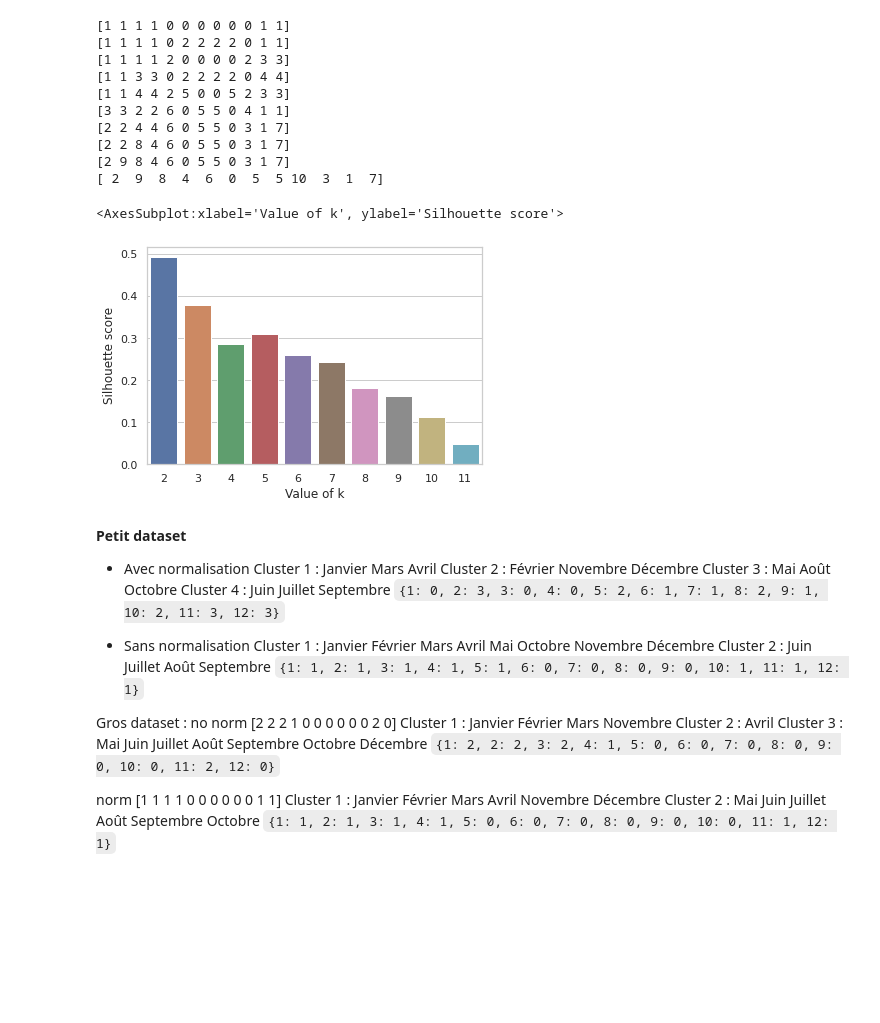
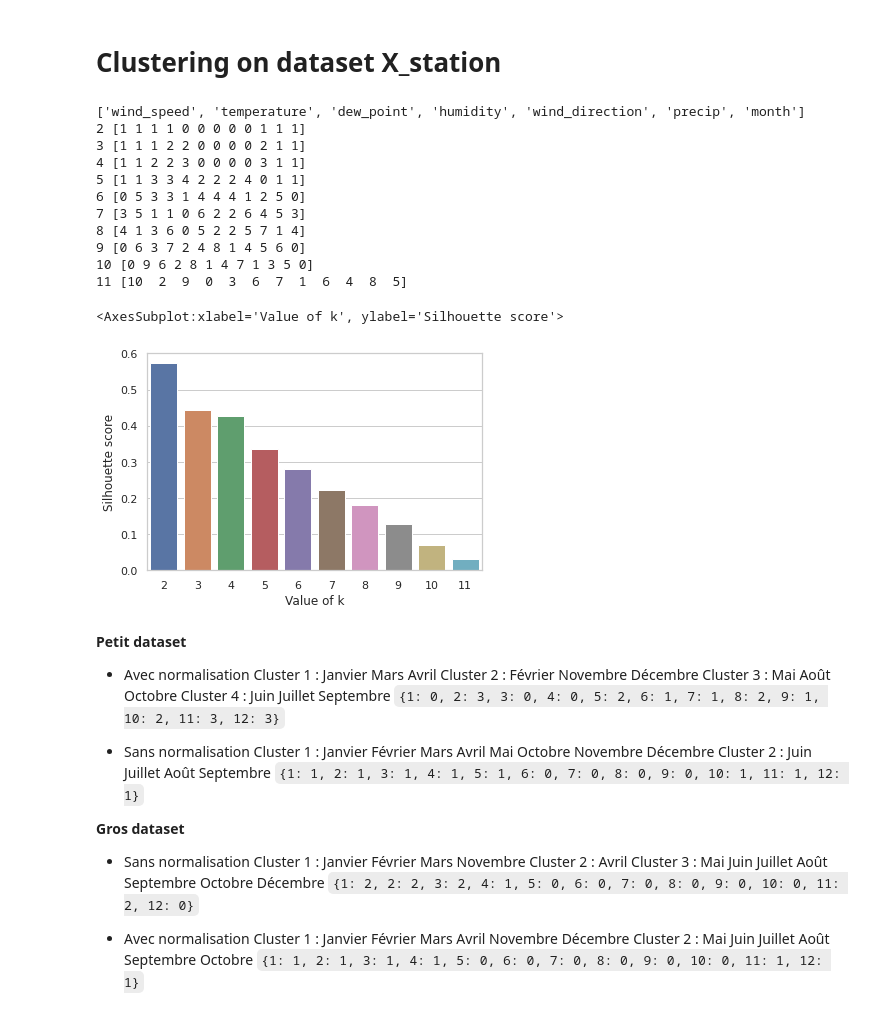
Before and after one commit to LetenoThibaud/Defi-IA-2022-Rain-Frogs, a Jupyter notebook: barycenter_clustering.ipynb, the cells around one changed output. Saved outputs shown, nothing was run; the diff lists cells and outputs as text; code cells hidden in the pictures; blank space fills up the shorter version.

````diff
--- a/barycenter_clustering.ipynb
+++ b/barycenter_clustering.ipynb
@@ -122,0 +100,18 @@ plt.show()
+# %%
+path_2016 = './preprocessed_data_Defi-IA-2022-Rain-Frogs/X_all_2016_final_by_day.zip'
+path_2017 = './preprocessed_data_Defi-IA-2022-Rain-Frogs/X_all_2017_final_by_day.zip'
+
+data_2016 = get_data_forecast(path_2016)
+data_2017 = get_data_forecast(path_2017)
+data = data_2016.append(data_2017, ignore_index = True)
+
+barycenters = get_barycenter_per_months(data, True)
+
+k_values = np.arange(2,12)
+silhouette_result, ch_score_result = eval_clustering(barycenters)
+
+silhouette_data_to_show = pd.DataFrame({'Value of k' : k_values, 'Silhouette score' : silhouette_result})
+ch_score_data_to_show = pd.DataFrame({'Value of k' : k_values, 'C-H score' : ch_score_result})
+
+sns.set_theme(style="whitegrid")
+sns.barplot(x="Value of k", y="Silhouette score", data=silhouette_data_to_show)
@@ -123,45 +132,33 @@ plt.show()
+# %% [markdown]
+# Clustering on dataset X_station
 # %%
-def eval_clustering(barycenters):
-    column_except_month_cluster = np.array(barycenters.columns)
-    column_except_month_cluster = column_except_month_cluster[column_except_month_cluster != 'month']
-    silhouette_result = []
-    ch_score_result = []
-    for k in range(2,12):
-        kmeans = KMeans(n_clusters=k, random_state=0).fit(barycenters[column_except_month_cluster])
-        print(kmeans.labels_)
+path ='./preprocessed_data_Defi-IA-2022-Rain-Frogs/X_station_coord_2nn_imputed_by_day.csv'
+data = get_data(path)
 
-        barycenters['cluster'] = kmeans.labels_
-
-        silhouette = silhouette_score(barycenters[column_except_month_cluster], barycenters['cluster'])
-        silhouette_result.append(silhouette)
-        ch_score = calinski_harabasz_score(barycenters[column_except_month_cluster], barycenters['cluster'])
-        ch_score_result.append(ch_score)
-
-    return silhouette_result, ch_score_result
+barycenters = get_barycenter_per_months(data, True)
 
 k_values = np.arange(2,12)
 silhouette_result, ch_score_result = eval_clustering(barycenters)
 
 silhouette_data_to_show = pd.DataFrame({'Value of k' : k_values, 'Silhouette score' : silhouette_result})
 ch_score_data_to_show = pd.DataFrame({'Value of k' : k_values, 'C-H score' : ch_score_result})
 
 sns.set_theme(style="whitegrid")
 sns.barplot(x="Value of k", y="Silhouette score", data=silhouette_data_to_show)
-
-# sns.barplot(x="Value of k", y="C-H score", data=ch_score_data_to_show)
 # %% [output]
-[1 1 1 1 0 0 0 0 0 0 1 1]
-[1 1 1 1 0 2 2 2 2 0 1 1]
-[1 1 1 1 2 0 0 0 0 2 3 3]
-[1 1 3 3 0 2 2 2 2 0 4 4]
-[1 1 4 4 2 5 0 0 5 2 3 3]
-[3 3 2 2 6 0 5 5 0 4 1 1]
-[2 2 4 4 6 0 5 5 0 3 1 7]
-[2 2 8 4 6 0 5 5 0 3 1 7]
-[2 9 8 4 6 0 5 5 0 3 1 7]
-[ 2  9  8  4  6  0  5  5 10  3  1  7]
+['wind_speed', 'temperature', 'dew_point', 'humidity', 'wind_direction', 'precip', 'month']
+2 [1 1 1 1 0 0 0 0 0 1 1 1]
+3 [1 1 1 2 2 0 0 0 0 2 1 1]
+4 [1 1 2 2 3 0 0 0 0 3 1 1]
+5 [1 1 3 3 4 2 2 2 4 0 1 1]
+6 [0 5 3 3 1 4 4 4 1 2 5 0]
+7 [3 5 1 1 0 6 2 2 6 4 5 3]
+8 [4 1 3 6 0 5 2 2 5 7 1 4]
+9 [0 6 3 7 2 4 8 1 4 5 6 0]
+10 [0 9 6 2 8 1 4 7 1 3 5 0]
+11 [10  2  9  0  3  6  7  1  6  4  8  5]
 <AxesSubplot:xlabel='Value of k', ylabel='Silhouette score'>
-[figure, old version]
+[figure, new version]
 # %% [markdown]
 **Petit dataset**
 - Avec normalisation
@@ -176,14 +173,14 @@ Cluster 1 : Janvier Février Mars Avril Mai Octobre Novembre Décembre
 Cluster 2 : Juin Juillet Août Septembre
 ```{1: 1, 2: 1, 3: 1, 4: 1, 5: 1, 6: 0, 7: 0, 8: 0, 9: 0, 10: 1, 11: 1, 12: 1}```
 
-Gros dataset :
-no norm [2 2 2 1 0 0 0 0 0 0 2 0]
+**Gros dataset**
+- Sans normalisation
 Cluster 1 : Janvier Février Mars Novembre
 Cluster 2 : Avril
 Cluster 3 : Mai Juin Juillet Août Septembre Octobre Décembre
 ```{1: 2, 2: 2, 3: 2, 4: 1, 5: 0, 6: 0, 7: 0, 8: 0, 9: 0, 10: 0, 11: 2, 12: 0}```
 
-norm [1 1 1 1 0 0 0 0 0 0 1 1]
+- Avec normalisation
 Cluster 1 : Janvier Février Mars Avril Novembre Décembre
 Cluster 2 : Mai Juin Juillet Août Septembre Octobre
 ```{1: 1, 2: 1, 3: 1, 4: 1, 5: 0, 6: 0, 7: 0, 8: 0, 9: 0, 10: 0, 11: 1, 12: 1}```
````
Also changed, not shown: parts of 8 cells of this notebook, 8 other files.
